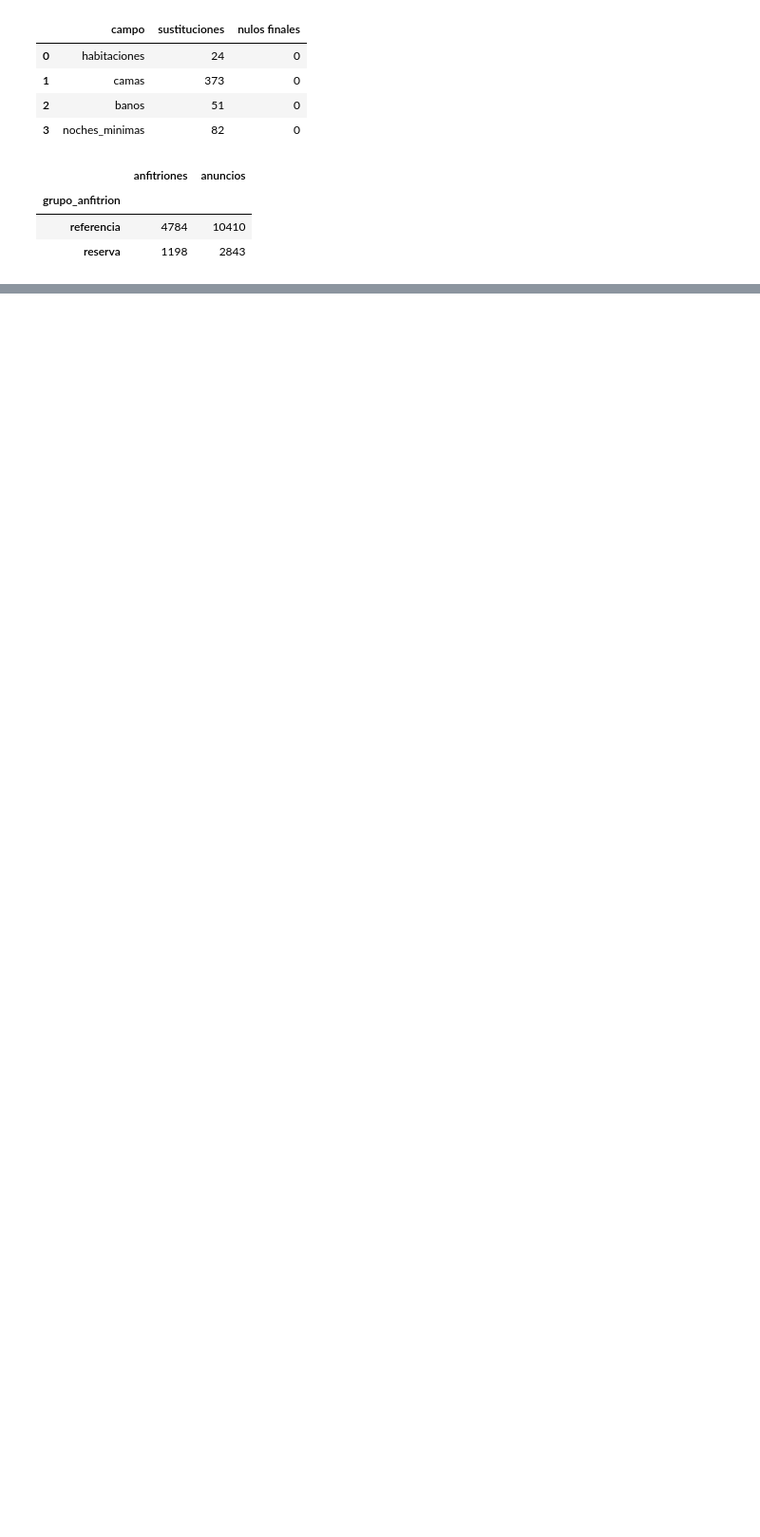
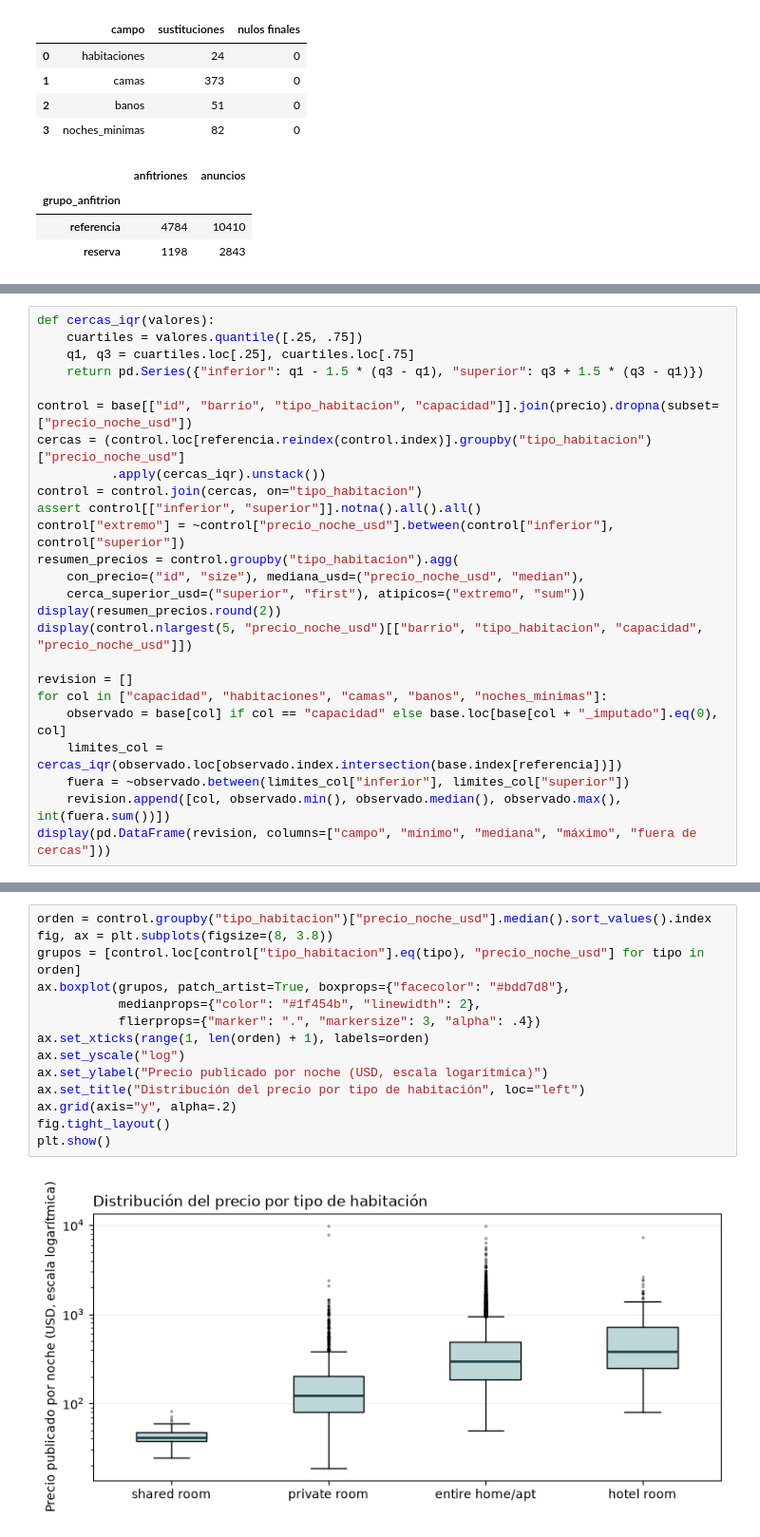
Before and after one commit to Morix9087/Proyecto-2, a Jupyter notebook: Ingenieria de Datos/Analisis exploratorio de datos iniciales.ipynb, the cells around one changed output, grey strips where cells are left out. Shown at 95% size. Saved outputs shown, nothing was run; the diff lists cells and outputs as text; blank space fills up the shorter version.

Commit message:
Valores atípicos

```diff
--- a/Ingenieria de Datos/Analisis exploratorio de datos iniciales.ipynb
+++ b/Ingenieria de Datos/Analisis exploratorio de datos iniciales.ipynb
@@ -302,0 +307,25 @@ display(base.groupby("grupo_anfitrion").agg(anfitriones=("host_id", "nunique"),
+# %%
+def cercas_iqr(valores):
+    cuartiles = valores.quantile([.25, .75])
+    q1, q3 = cuartiles.loc[.25], cuartiles.loc[.75]
+    return pd.Series({"inferior": q1 - 1.5 * (q3 - q1), "superior": q3 + 1.5 * (q3 - q1)})
+
+control = base[["id", "barrio", "tipo_habitacion", "capacidad"]].join(precio).dropna(subset=["precio_noche_usd"])
+cercas = (control.loc[referencia.reindex(control.index)].groupby("tipo_habitacion")["precio_noche_usd"]
+          .apply(cercas_iqr).unstack())
+control = control.join(cercas, on="tipo_habitacion")
+assert control[["inferior", "superior"]].notna().all().all()
+control["extremo"] = ~control["precio_noche_usd"].between(control["inferior"], control["superior"])
+resumen_precios = control.groupby("tipo_habitacion").agg(
+    con_precio=("id", "size"), mediana_usd=("precio_noche_usd", "median"),
+    cerca_superior_usd=("superior", "first"), atipicos=("extremo", "sum"))
+display(resumen_precios.round(2))
+display(control.nlargest(5, "precio_noche_usd")[["barrio", "tipo_habitacion", "capacidad", "precio_noche_usd"]])
+
+revision = []
+for col in ["capacidad", "habitaciones", "camas", "banos", "noches_minimas"]:
+    observado = base[col] if col == "capacidad" else base.loc[base[col + "_imputado"].eq(0), col]
+    limites_col = cercas_iqr(observado.loc[observado.index.intersection(base.index[referencia])])
+    fuera = ~observado.between(limites_col["inferior"], limites_col["superior"])
+    revision.append([col, observado.min(), observado.median(), observado.max(), int(fuera.sum())])
+display(pd.DataFrame(revision, columns=["campo", "mínimo", "mediana", "máximo", "fuera de cercas"]))
@@ -302,0 +351,16 @@ display(base.groupby("grupo_anfitrion").agg(anfitriones=("host_id", "nunique"),
+# %%
+orden = control.groupby("tipo_habitacion")["precio_noche_usd"].median().sort_values().index
+fig, ax = plt.subplots(figsize=(8, 3.8))
+grupos = [control.loc[control["tipo_habitacion"].eq(tipo), "precio_noche_usd"] for tipo in orden]
+ax.boxplot(grupos, patch_artist=True, boxprops={"facecolor": "#bdd7d8"},
+           medianprops={"color": "#1f454b", "linewidth": 2},
+           flierprops={"marker": ".", "markersize": 3, "alpha": .4})
+ax.set_xticks(range(1, len(orden) + 1), labels=orden)
+ax.set_yscale("log")
+ax.set_ylabel("Precio publicado por noche (USD, escala logarítmica)")
+ax.set_title("Distribución del precio por tipo de habitación", loc="left")
+ax.grid(axis="y", alpha=.2)
+fig.tight_layout()
+plt.show()
+# %% [output]
+[figure, added]
```
Also changed, not shown: parts of 3 cells of this notebook.
